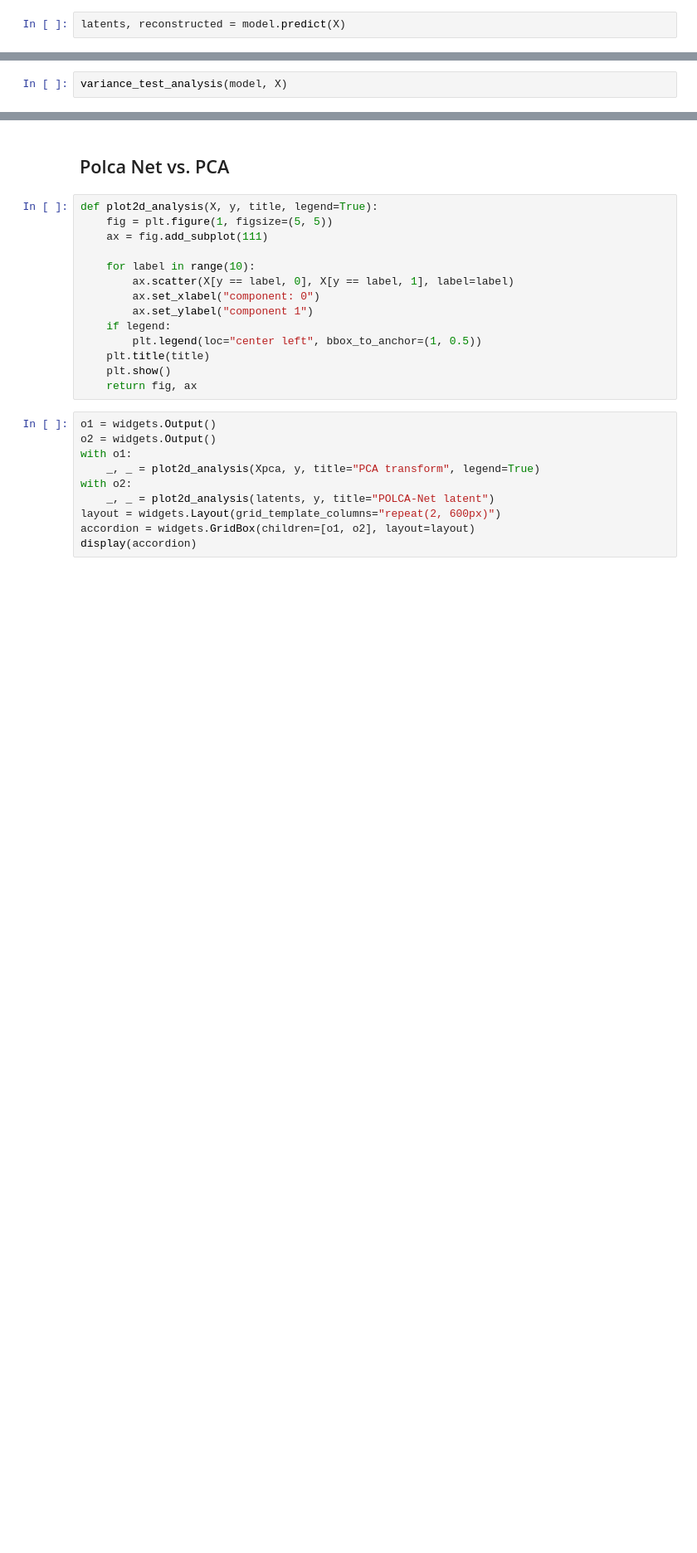
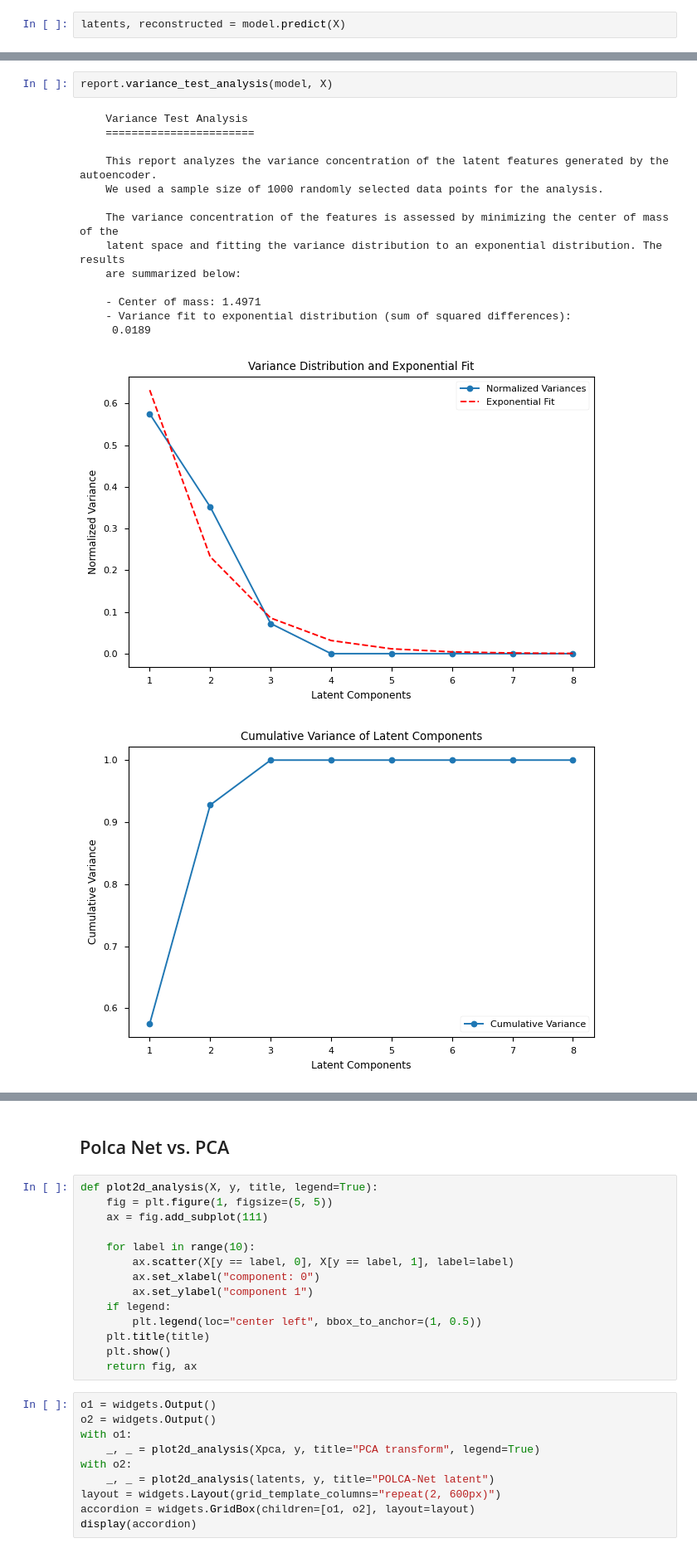
Before and after one commit to jamartinh/polcanet, a Jupyter notebook: examples/notebooks/digits_dataset.ipynb, the cells around one changed output, grey strips where cells are left out. Shown at 83% size. Drawn from its saved outputs; the diff is of its cells as text; blank space fills up the shorter version.

```diff
--- a/examples/notebooks/digits_dataset.ipynb
+++ b/examples/notebooks/digits_dataset.ipynb
@@ -142,2 +177,18 @@ orthogonality_test_analysis(model, X)
 # %%
-variance_test_analysis(model, X)
+report.variance_test_analysis(model, X)
+# %% [output]
+    Variance Test Analysis
+    =======================
+
+    This report analyzes the variance concentration of the latent features generated by the autoencoder.
+    We used a sample size of 1000 randomly selected data points for the analysis.
+
+    The variance concentration of the features is assessed by minimizing the center of mass of the
+    latent space and fitting the variance distribution to an exponential distribution. The results
+    are summarized below:
+
+    - Center of mass: 1.4971
+    - Variance fit to exponential distribution (sum of squared differences):
+     0.0189
+[figure, added]
+[figure, added]
```
Also changed, not shown: parts of 21 cells of this notebook, 6 other files.
